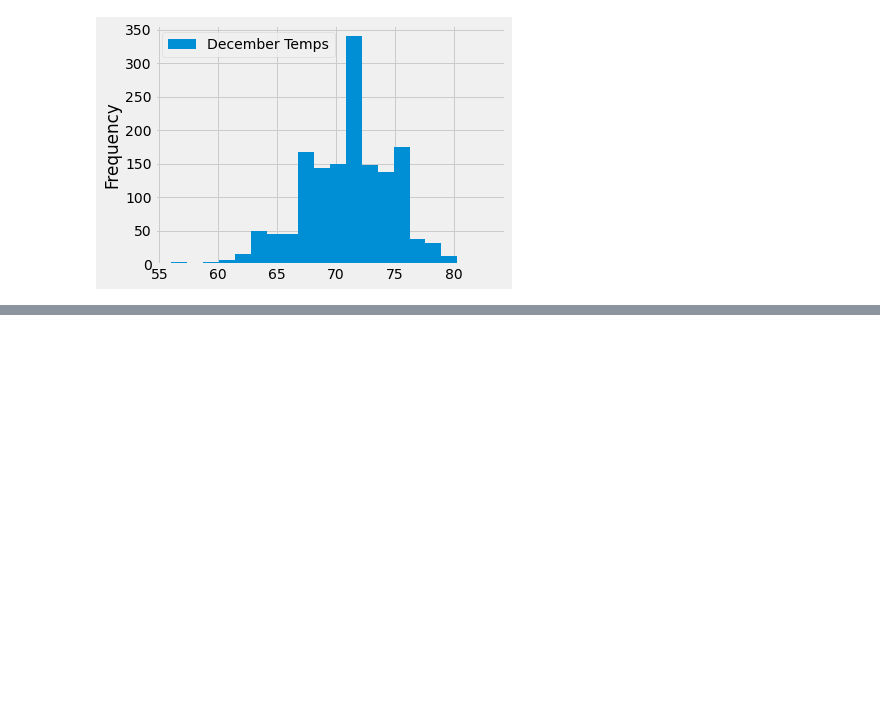
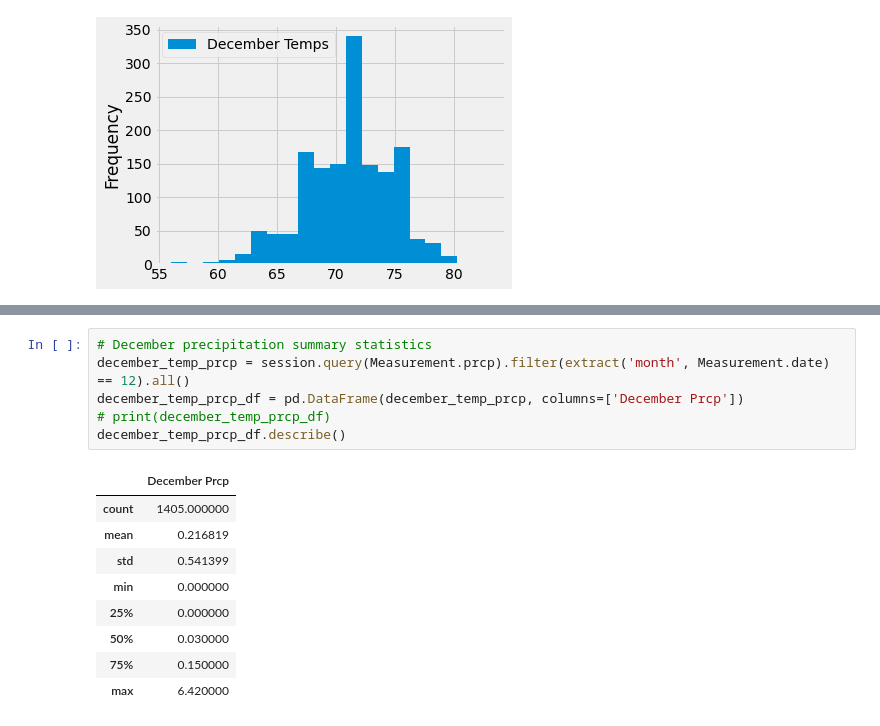
Before and after one commit to yolandahjohnson/surfs_up, a Jupyter notebook: SurfsUp_Challenge.ipynb, the cells around one changed output, grey strips where cells are left out. Cells and saved outputs as stored; diff of their text form; blank space fills up the shorter version.

```diff
--- a/SurfsUp_Challenge.ipynb
+++ b/SurfsUp_Challenge.ipynb
@@ -157,0 +176,16 @@ plt.tight_layout()
+# %%
+# December precipitation summary statistics
+december_temp_prcp = session.query(Measurement.prcp).filter(extract('month', Measurement.date) == 12).all()
+december_temp_prcp_df = pd.DataFrame(december_temp_prcp, columns=['December Prcp'])
+# print(december_temp_prcp_df)
+december_temp_prcp_df.describe()
+# %% [output]
+|  | December Prcp |
+| count | 1405.000000 |
+| mean | 0.216819 |
+| std | 0.541399 |
+| min | 0.000000 |
+| 25% | 0.000000 |
+| 50% | 0.030000 |
+| 75% | 0.150000 |
+| max | 6.420000 |
```
Also changed, not shown: parts of 3 cells of this notebook.
